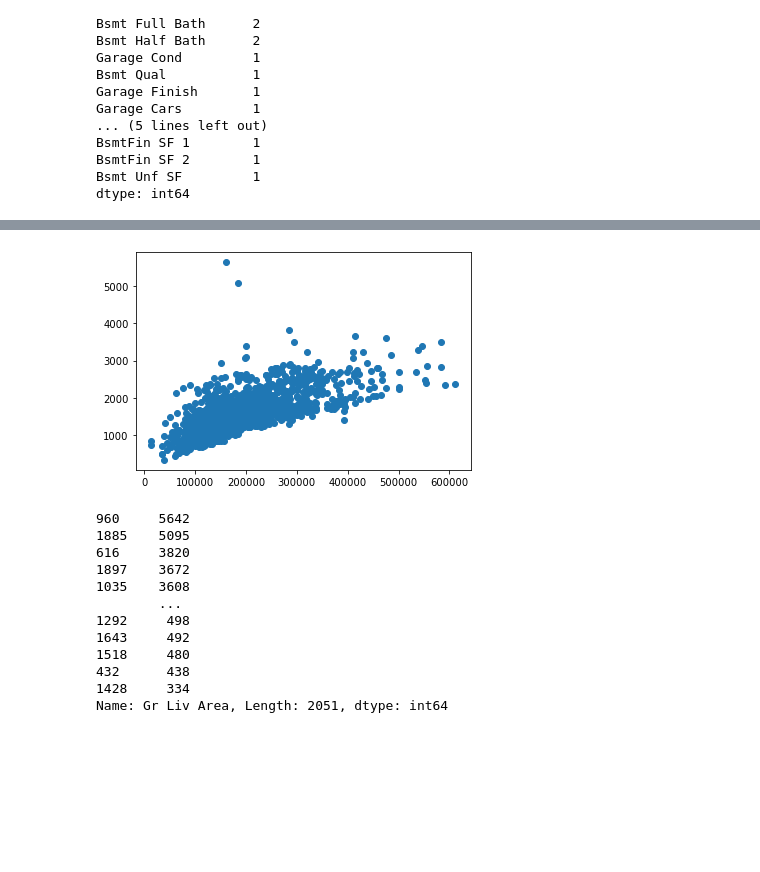
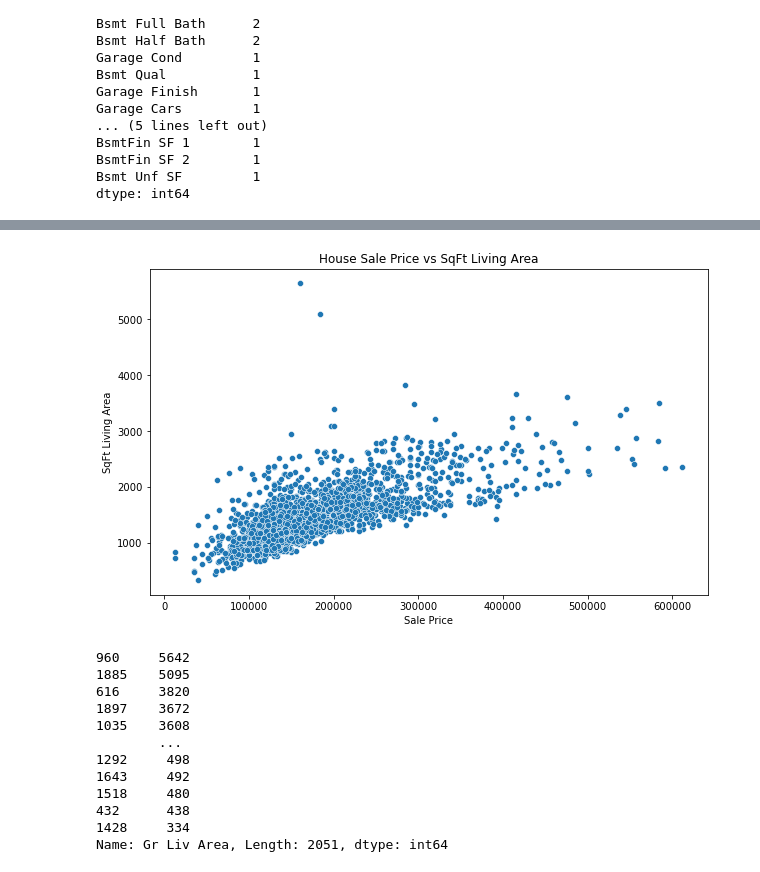
Before and after one commit to jpetersen626/ames_housing_analysis, a Jupyter notebook: code/01_EDA_and_Cleaning.ipynb, the cells around one changed output, grey strips where cells are left out. Drawn from its saved outputs; the diff is of its cells as text; code cells hidden in the pictures; blank space fills up the shorter version.

```diff
--- a/code/01_EDA_and_Cleaning.ipynb
+++ b/code/01_EDA_and_Cleaning.ipynb
@@ -75,7 +86,12 @@ dtype: int64
 # %%
-plt.scatter(train['SalePrice'], train['Gr Liv Area']);
+plt.figure(figsize=(10,6))
+sns.scatterplot(train['SalePrice'], train['Gr Liv Area'])
+plt.title('House Sale Price vs SqFt Living Area')
+plt.xlabel('Sale Price')
+plt.ylabel('SqFt Living Area')
+plt.savefig('../images/price vs sqft hist');
 # %% [output]
-[figure, old version]
+[figure, new version]
 # %%
 train['Gr Liv Area'].sort_values(ascending=False)
 # %% [output]
```
Also changed, not shown: parts of 15 cells of this notebook, 13 other files.
